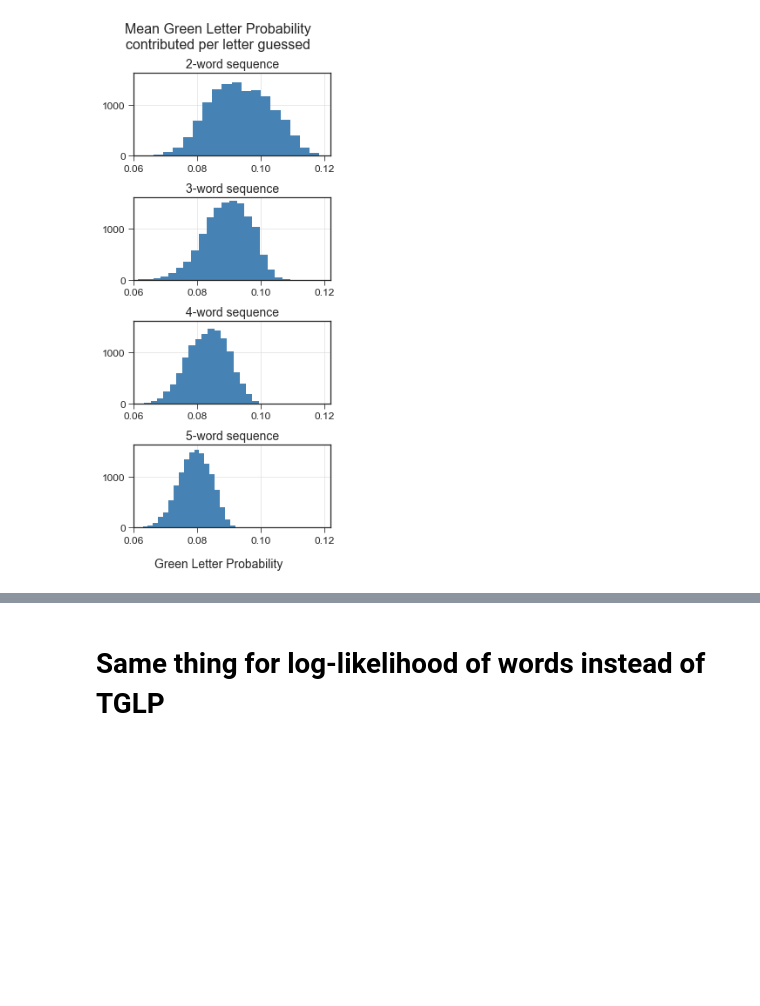
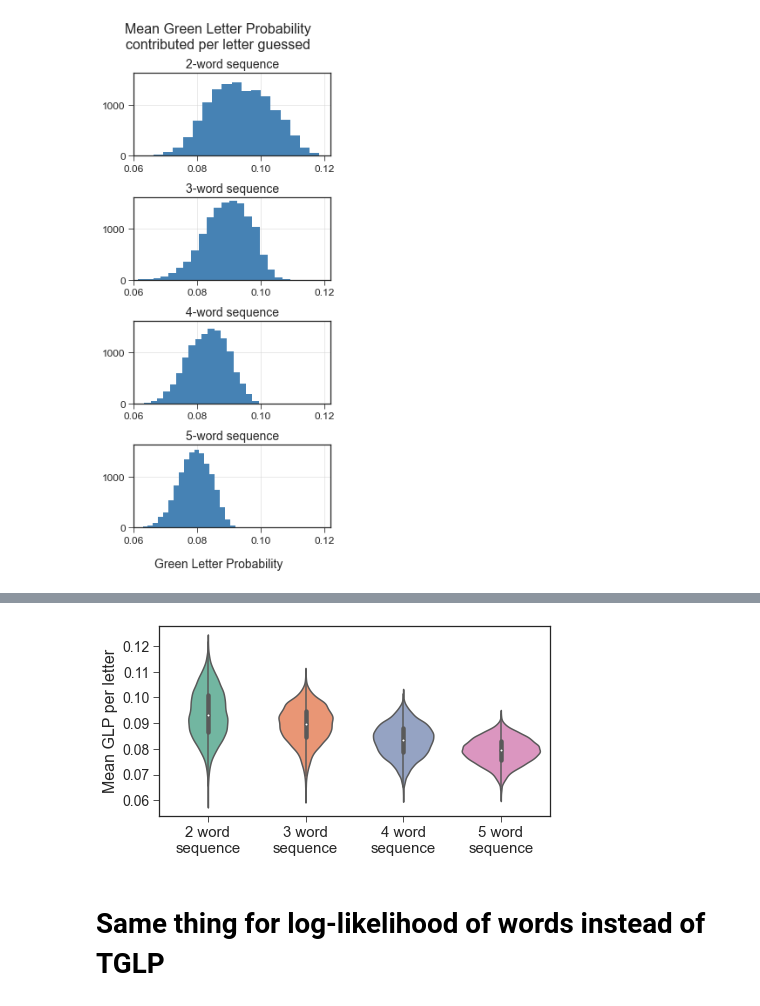
Before and after one commit to benton-anderson/wordle-opt, a Jupyter notebook: notebooks/BJA-02.4-make-guess-sequences.ipynb, the cells around one changed output, grey strips where cells are left out. Cells and saved outputs as stored; diff of their text form; code cells hidden in the pictures; blank space fills up the shorter version.

```diff
--- a/notebooks/BJA-02.4-make-guess-sequences.ipynb
+++ b/notebooks/BJA-02.4-make-guess-sequences.ipynb
@@ -447,3 +475,18 @@ plt.savefig(r'..\reports\figures\mean_GLP_per_letter.svg')
+# %%
+sns.violinplot(data=df[['mean_tglp2', 'mean_tglp3', 'mean_tglp4', 'mean_tglp5']],
+               palette=sns.color_palette('Set2', desat=1))
+
+# plt.title('Mean Green Letter Probability\ncontributed per letter guessed')
+plt.xticks([0,1,2,3], labels=['2 word\nsequence', '3 word\nsequence',
+                              '4 word\nsequence', '5 word\nsequence'], fontsize=15)
+plt.yticks(fontsize=14)
+plt.ylabel('Mean GLP per letter', fontsize=16)
+
+plt.gcf().set_size_inches((7, 3.5))
+
+plt.savefig(r'..\reports\figures\mean_GLP_per_letter.svg')
+# %% [output]
+[figure, added]
 # %% [markdown]
 # Same thing for log-likelihood of words instead of TGLP
 # %%
```
Also changed, not shown: parts of 4 cells of this notebook, 7 other files.
